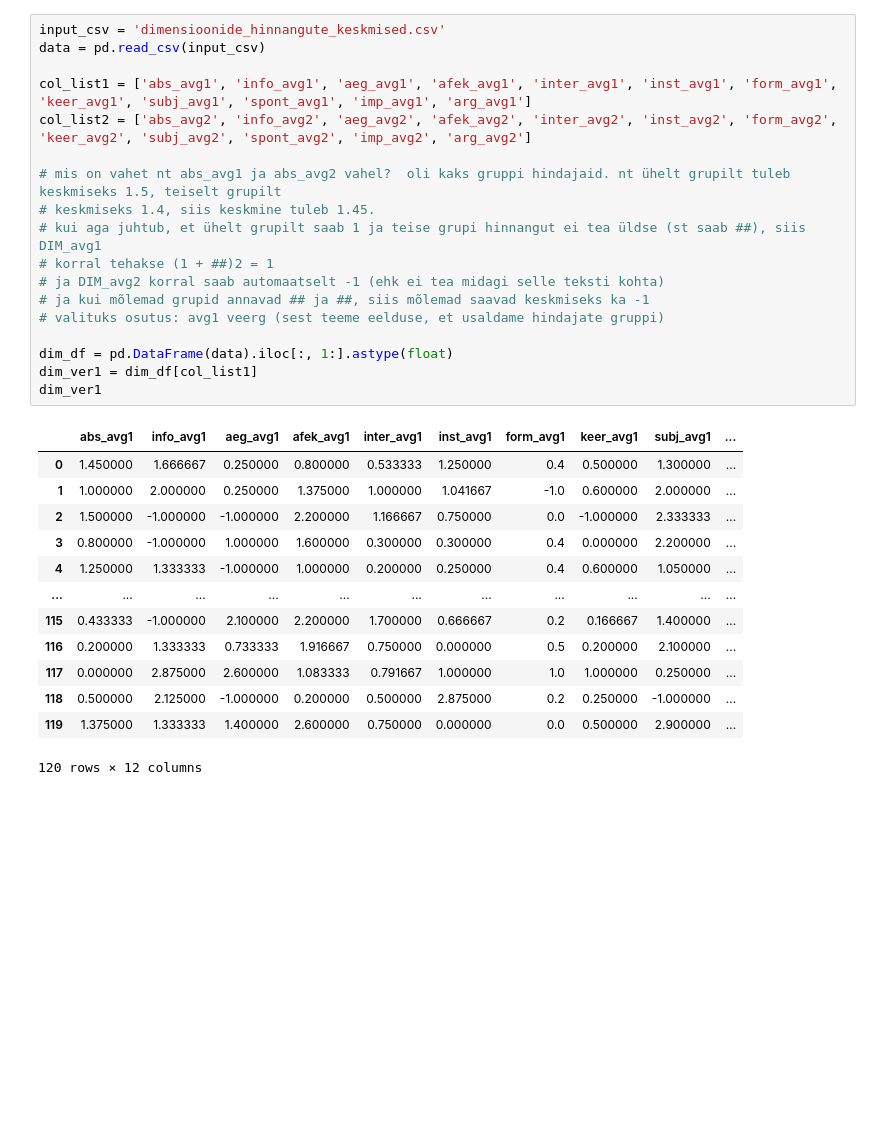
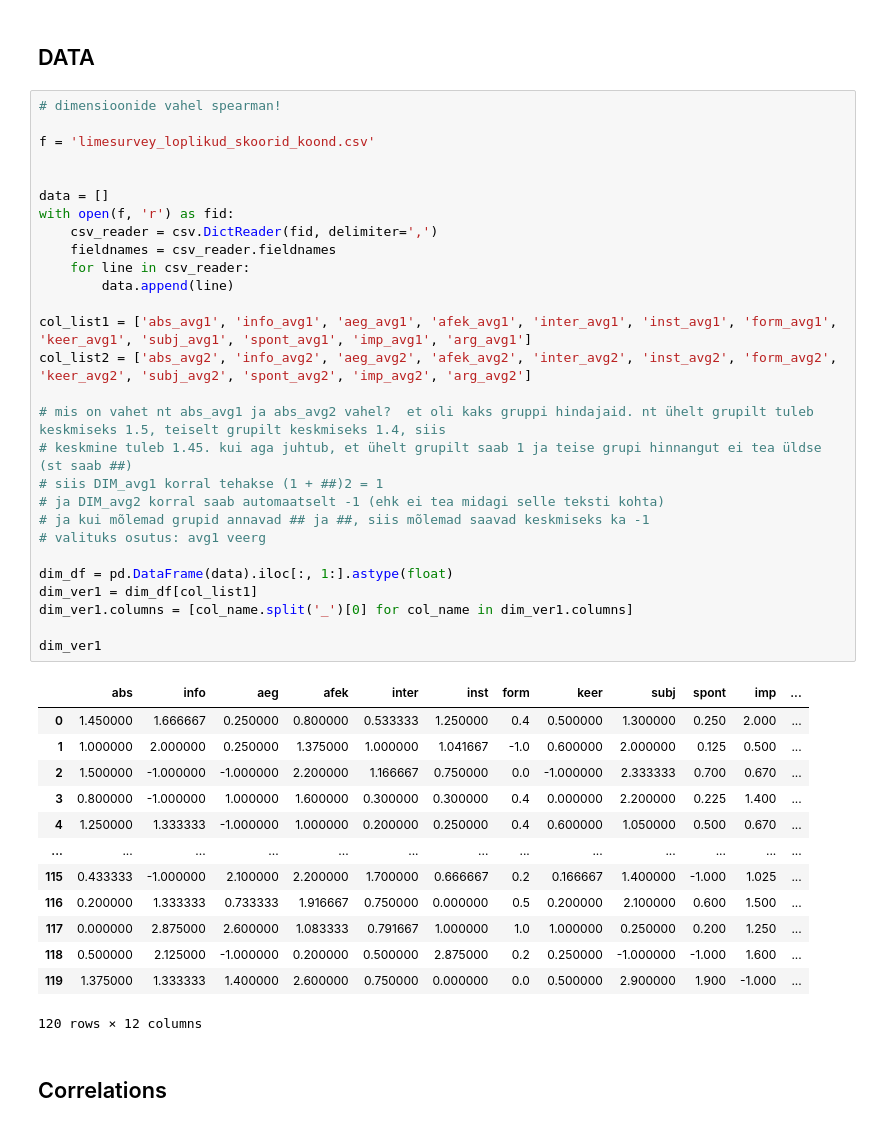
Before and after one commit to kristiinavaik/limesurvey_data, a Jupyter notebook: eesti_analyys/factor_analysis.ipynb, the cells around one changed output. Cells and saved outputs as stored; diff of their text form; blank space fills up the shorter version.

```diff
--- a/eesti_analyys/factor_analysis.ipynb
+++ b/eesti_analyys/factor_analysis.ipynb
@@ -9,32 +15,46 @@ import pandas as pd
+# %% [markdown]
+## DATA
 # %%
-input_csv = 'dimensioonide_hinnangute_keskmised.csv'
-data = pd.read_csv(input_csv)
+# dimensioonide vahel spearman!
+
+f = 'limesurvey_loplikud_skoorid_koond.csv'
+
+
+data = []
+with open(f, 'r') as fid:
+    csv_reader = csv.DictReader(fid, delimiter=',')
+    fieldnames = csv_reader.fieldnames
+    for line in csv_reader:
+        data.append(line)
 
 col_list1 = ['abs_avg1', 'info_avg1', 'aeg_avg1', 'afek_avg1', 'inter_avg1', 'inst_avg1', 'form_avg1', 'keer_avg1', 'subj_avg1', 'spont_avg1', 'imp_avg1', 'arg_avg1']
 col_list2 = ['abs_avg2', 'info_avg2', 'aeg_avg2', 'afek_avg2', 'inter_avg2', 'inst_avg2', 'form_avg2', 'keer_avg2', 'subj_avg2', 'spont_avg2', 'imp_avg2', 'arg_avg2']
 
-# mis on vahet nt abs_avg1 ja abs_avg2 vahel?  oli kaks gruppi hindajaid. nt ühelt grupilt tuleb keskmiseks 1.5, teiselt grupilt
-# keskmiseks 1.4, siis keskmine tuleb 1.45.
-# kui aga juhtub, et ühelt grupilt saab 1 ja teise grupi hinnangut ei tea üldse (st saab ##), siis DIM_avg1
-# korral tehakse (1 + ##)2 = 1
+# mis on vahet nt abs_avg1 ja abs_avg2 vahel?  et oli kaks gruppi hindajaid. nt ühelt grupilt tuleb keskmiseks 1.5, teiselt grupilt keskmiseks 1.4, siis
+# keskmine tuleb 1.45. kui aga juhtub, et ühelt grupilt saab 1 ja teise grupi hinnangut ei tea üldse (st saab ##)
+# siis DIM_avg1 korral tehakse (1 + ##)2 = 1
 # ja DIM_avg2 korral saab automaatselt -1 (ehk ei tea midagi selle teksti kohta)
 # ja kui mõlemad grupid annavad ## ja ##, siis mõlemad saavad keskmiseks ka -1
-# valituks osutus: avg1 veerg (sest teeme eelduse, et usaldame hindajate gruppi)
+# valituks osutus: avg1 veerg
 
 dim_df = pd.DataFrame(data).iloc[:, 1:].astype(float)
 dim_ver1 = dim_df[col_list1]
+dim_ver1.columns = [col_name.split('_')[0] for col_name in dim_ver1.columns]
+
 dim_ver1
 # %% [output]
-|  | abs_avg1 | info_avg1 | aeg_avg1 | afek_avg1 | inter_avg1 | inst_avg1 | form_avg1 | keer_avg1 | subj_avg1 | ... |
-| 0 | 1.450000 | 1.666667 | 0.250000 | 0.800000 | 0.533333 | 1.250000 | 0.4 | 0.500000 | 1.300000 | ... |
-| 1 | 1.000000 | 2.000000 | 0.250000 | 1.375000 | 1.000000 | 1.041667 | -1.0 | 0.600000 | 2.000000 | ... |
-| 2 | 1.500000 | -1.000000 | -1.000000 | 2.200000 | 1.166667 | 0.750000 | 0.0 | -1.000000 | 2.333333 | ... |
-| 3 | 0.800000 | -1.000000 | 1.000000 | 1.600000 | 0.300000 | 0.300000 | 0.4 | 0.000000 | 2.200000 | ... |
-| 4 | 1.250000 | 1.333333 | -1.000000 | 1.000000 | 0.200000 | 0.250000 | 0.4 | 0.600000 | 1.050000 | ... |
-| ... | ... | ... | ... | ... | ... | ... | ... | ... | ... | ... |
-| 115 | 0.433333 | -1.000000 | 2.100000 | 2.200000 | 1.700000 | 0.666667 | 0.2 | 0.166667 | 1.400000 | ... |
-| 116 | 0.200000 | 1.333333 | 0.733333 | 1.916667 | 0.750000 | 0.000000 | 0.5 | 0.200000 | 2.100000 | ... |
-| 117 | 0.000000 | 2.875000 | 2.600000 | 1.083333 | 0.791667 | 1.000000 | 1.0 | 1.000000 | 0.250000 | ... |
-| 118 | 0.500000 | 2.125000 | -1.000000 | 0.200000 | 0.500000 | 2.875000 | 0.2 | 0.250000 | -1.000000 | ... |
-| 119 | 1.375000 | 1.333333 | 1.400000 | 2.600000 | 0.750000 | 0.000000 | 0.0 | 0.500000 | 2.900000 | ... |
+|  | abs | info | aeg | afek | inter | inst | form | keer | subj | spont | imp | ... |
+| 0 | 1.450000 | 1.666667 | 0.250000 | 0.800000 | 0.533333 | 1.250000 | 0.4 | 0.500000 | 1.300000 | 0.250 | 2.000 | ... |
+| 1 | 1.000000 | 2.000000 | 0.250000 | 1.375000 | 1.000000 | 1.041667 | -1.0 | 0.600000 | 2.000000 | 0.125 | 0.500 | ... |
+| 2 | 1.500000 | -1.000000 | -1.000000 | 2.200000 | 1.166667 | 0.750000 | 0.0 | -1.000000 | 2.333333 | 0.700 | 0.670 | ... |
+| 3 | 0.800000 | -1.000000 | 1.000000 | 1.600000 | 0.300000 | 0.300000 | 0.4 | 0.000000 | 2.200000 | 0.225 | 1.400 | ... |
+| 4 | 1.250000 | 1.333333 | -1.000000 | 1.000000 | 0.200000 | 0.250000 | 0.4 | 0.600000 | 1.050000 | 0.500 | 0.670 | ... |
+| ... | ... | ... | ... | ... | ... | ... | ... | ... | ... | ... | ... | ... |
+| 115 | 0.433333 | -1.000000 | 2.100000 | 2.200000 | 1.700000 | 0.666667 | 0.2 | 0.166667 | 1.400000 | -1.000 | 1.025 | ... |
+| 116 | 0.200000 | 1.333333 | 0.733333 | 1.916667 | 0.750000 | 0.000000 | 0.5 | 0.200000 | 2.100000 | 0.600 | 1.500 | ... |
+| 117 | 0.000000 | 2.875000 | 2.600000 | 1.083333 | 0.791667 | 1.000000 | 1.0 | 1.000000 | 0.250000 | 0.200 | 1.250 | ... |
+| 118 | 0.500000 | 2.125000 | -1.000000 | 0.200000 | 0.500000 | 2.875000 | 0.2 | 0.250000 | -1.000000 | -1.000 | 1.600 | ... |
+| 119 | 1.375000 | 1.333333 | 1.400000 | 2.600000 | 0.750000 | 0.000000 | 0.0 | 0.500000 | 2.900000 | 1.900 | -1.000 | ... |
 120 rows × 12 columns
+# %% [markdown]
+## Correlations
```
Also changed, not shown: parts of 23 cells of this notebook.
